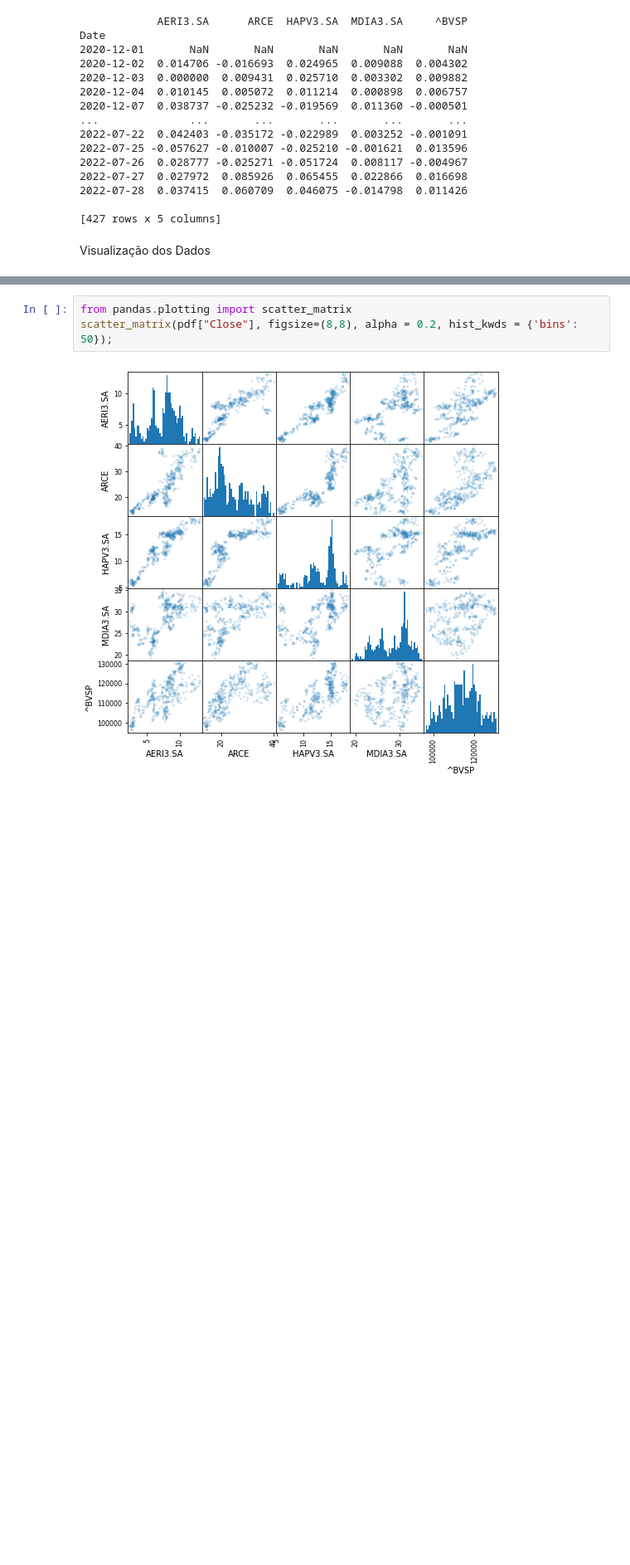
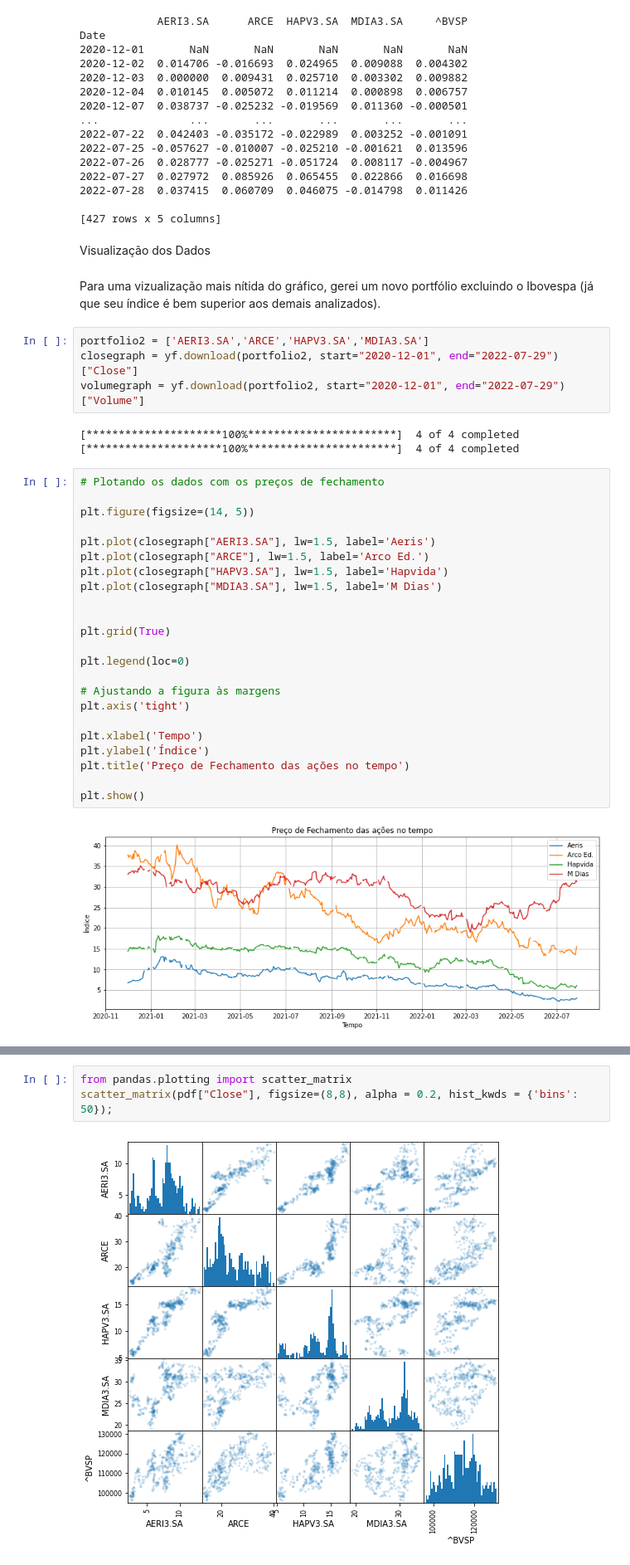
Before and after one commit to Glaufelix/Python-para-Analise-Quantitativa, a Jupyter notebook: Analise_beggin.ipynb, the cells around one changed output, grey strips where cells are left out. Shown at 83% size. Drawn from its saved outputs; the diff is of its cells as text; blank space fills up the shorter version.

```diff
--- a/Analise_beggin.ipynb
+++ b/Analise_beggin.ipynb
@@ -144,3 +144,37 @@ Date
 [427 rows x 5 columns]
 # %% [markdown]
 Visualização dos Dados
+# %% [markdown]
+Para uma vizualização mais nítida do gráfico, gerei um novo portfólio excluindo o Ibovespa (já que seu índice é bem superior aos demais analizados).
+# %%
+portfolio2 = ['AERI3.SA','ARCE','HAPV3.SA','MDIA3.SA']
+closegraph = yf.download(portfolio2, start="2020-12-01", end="2022-07-29")["Close"]
+volumegraph = yf.download(portfolio2, start="2020-12-01", end="2022-07-29")["Volume"]
+# %% [output]
+[*********************100%***********************]  4 of 4 completed
+[*********************100%***********************]  4 of 4 completed
+# %%
+# Plotando os dados com os preços de fechamento
+
+plt.figure(figsize=(14, 5))
+
+plt.plot(closegraph["AERI3.SA"], lw=1.5, label='Aeris')
+plt.plot(closegraph["ARCE"], lw=1.5, label='Arco Ed.')
+plt.plot(closegraph["HAPV3.SA"], lw=1.5, label='Hapvida')
+plt.plot(closegraph["MDIA3.SA"], lw=1.5, label='M Dias')
+
+
+plt.grid(True)
+
+plt.legend(loc=0)
+
+# Ajustando a figura às margens
+plt.axis('tight')
+
+plt.xlabel('Tempo')
+plt.ylabel('Índice')
+plt.title('Preço de Fechamento das ações no tempo')
+
+plt.show()
+# %% [output]
+[figure, added]
```
Also changed, not shown: parts of 8 cells of this notebook.
